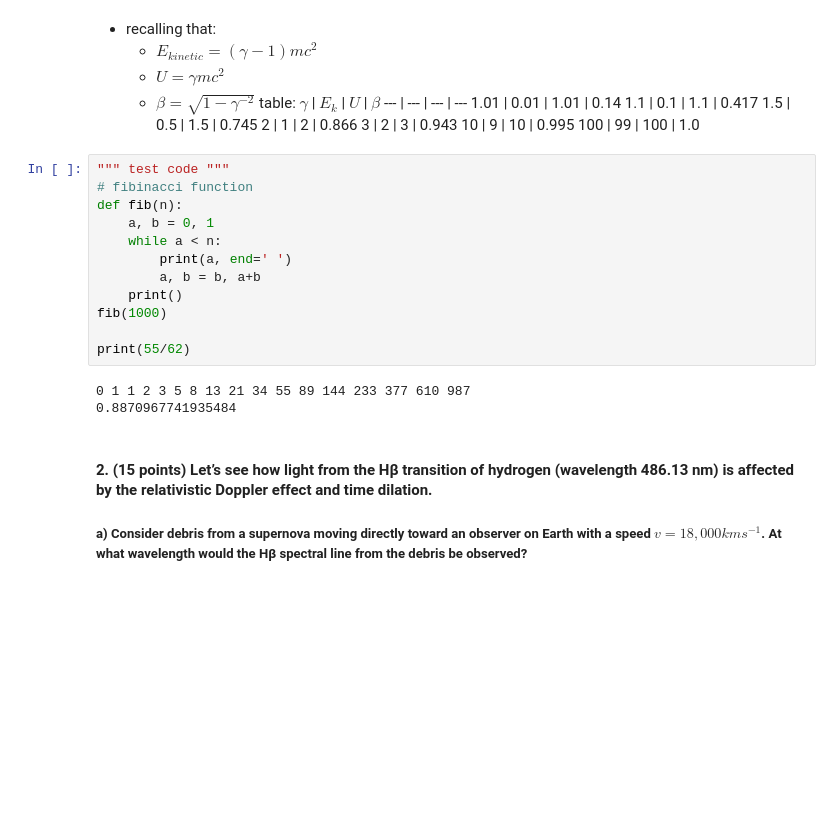
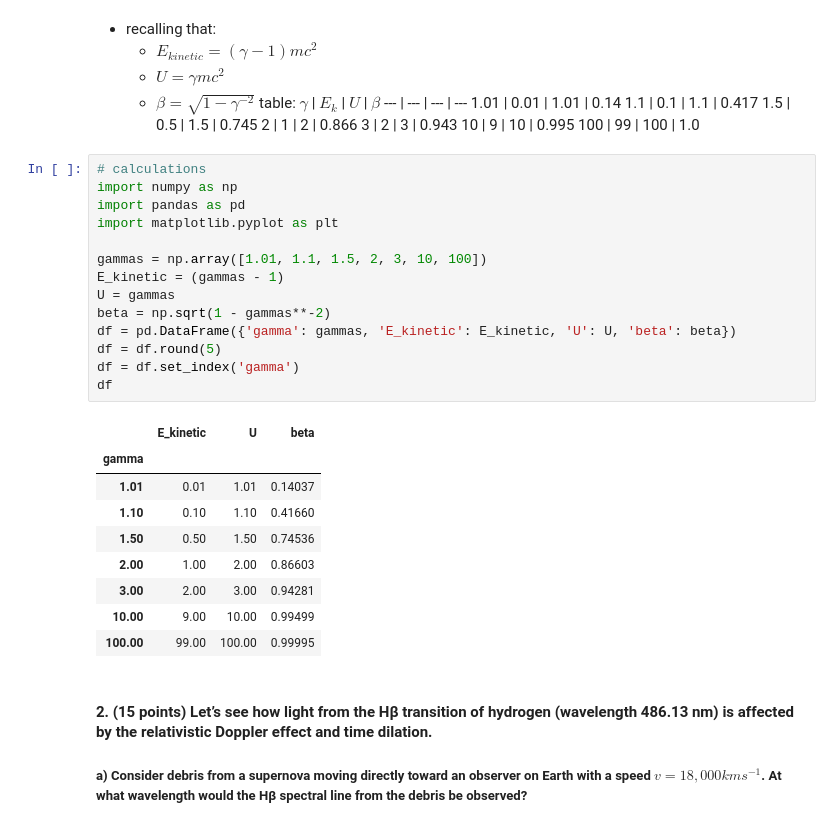
Before and after one commit to richardmoser/School-Jupyters, a Jupyter notebook: HW/Astro Scratch.ipynb, the cells around one changed output. Cells and saved outputs as stored; diff of their text form; blank space fills up the shorter version.

```diff
--- a/HW/Astro Scratch.ipynb
+++ b/HW/Astro Scratch.ipynb
@@ -44,20 +44,29 @@ $\gamma$ | $E_k$ | $U$ | $\beta$
 10 | 9 | 10 | 0.995
 100 | 99 | 100 | 1.0
 # %%
-""" test code """
-# fibinacci function
-def fib(n):
-    a, b = 0, 1
-    while a < n:
-        print(a, end=' ')
-        a, b = b, a+b
-    print()
-fib(1000)
+# calculations
+import numpy as np
+import pandas as pd
+import matplotlib.pyplot as plt
 
-print(55/62)
+gammas = np.array([1.01, 1.1, 1.5, 2, 3, 10, 100])
+E_kinetic = (gammas - 1)
+U = gammas
+beta = np.sqrt(1 - gammas**-2)
+df = pd.DataFrame({'gamma': gammas, 'E_kinetic': E_kinetic, 'U': U, 'beta': beta})
+df = df.round(5)
+df = df.set_index('gamma')
+df
 # %% [output]
-0 1 1 2 3 5 8 13 21 34 55 89 144 233 377 610 987
-0.8870967741935484
+|  | E_kinetic | U | beta |
+| gamma |  |  |  |
+| 1.01 | 0.01 | 1.01 | 0.14037 |
+| 1.10 | 0.10 | 1.10 | 0.41660 |
+| 1.50 | 0.50 | 1.50 | 0.74536 |
+| 2.00 | 1.00 | 2.00 | 0.86603 |
+| 3.00 | 2.00 | 3.00 | 0.94281 |
+| 10.00 | 9.00 | 10.00 | 0.99499 |
+| 100.00 | 99.00 | 100.00 | 0.99995 |
 # %% [markdown]
 #### 2. (15 points) Let’s see how light from the Hβ transition of hydrogen (wavelength 486.13 nm) is affected by the relativistic Doppler effect and time dilation.
 ##### a) Consider debris from a supernova moving directly toward an observer on Earth with a speed $v=18,000 km s^{-1}$. At what wavelength would the Hβ spectral line from the debris be observed?
```
Also changed, not shown: 3 other files.
